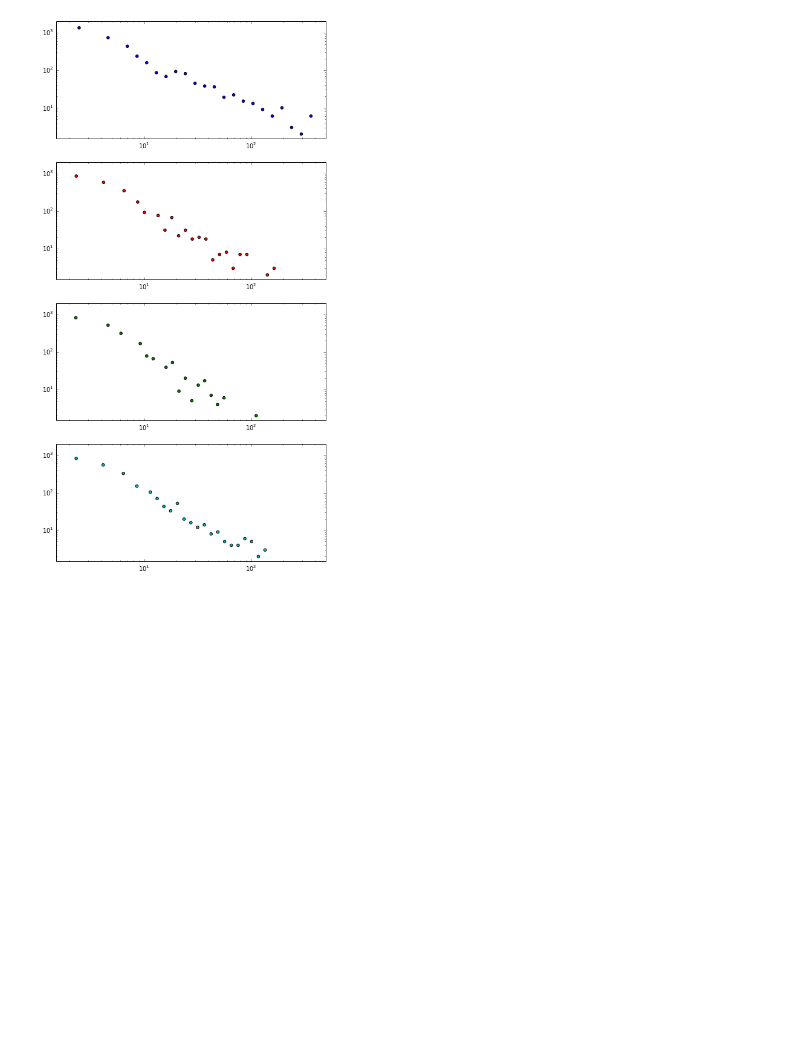
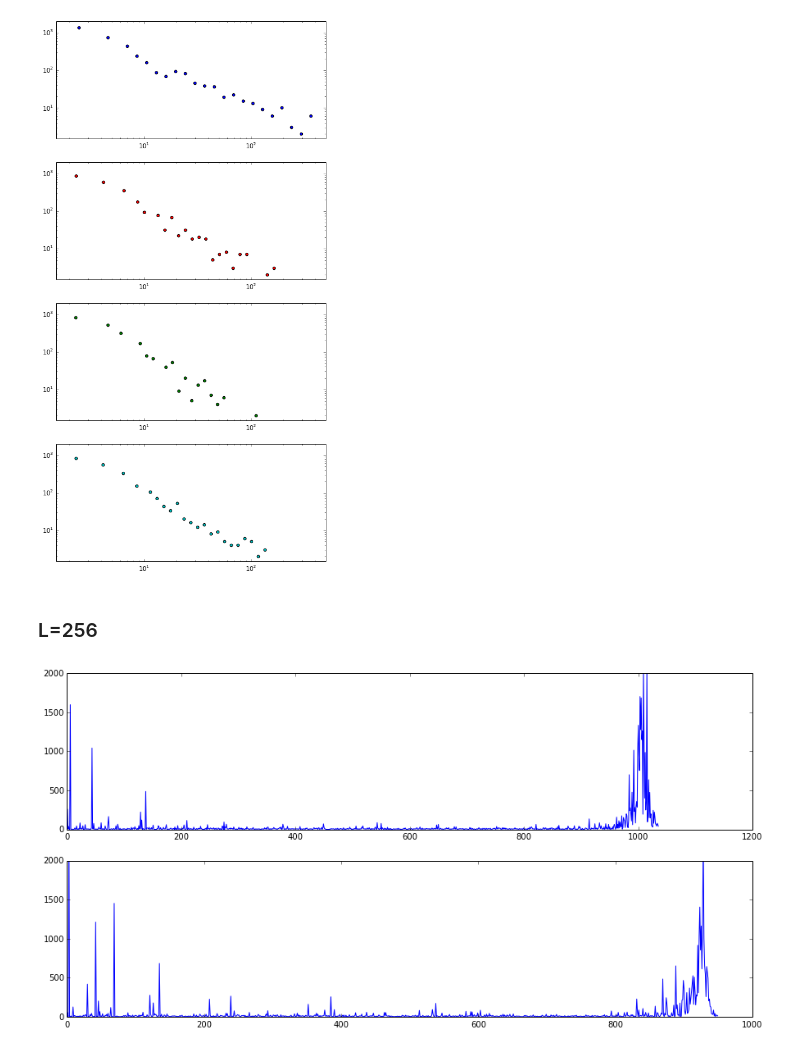
Before and after one commit to forrestsheldon/memNets, a Jupyter notebook: Memristor_Fuse_Data.ipynb, the cells around one changed output. Drawn from its saved outputs; the diff is of its cells as text; code cells hidden in the pictures; blank space fills up the shorter version.

```diff
--- a/Memristor_Fuse_Data.ipynb
+++ b/Memristor_Fuse_Data.ipynb
@@ -82,3 +124,20 @@ for a in ax:
  a.set_ylim(1.5, 2000)
 # %% [output]
 [figure]
+# %% [markdown]
+### L=256
+# %%
+L256_p5_ON10 = np.load('memristor_fuse_data/FuseNetwork_L256_p5_ON10run1.npz')
+avalanches_p5_ON10 = np.array([np.sum(i) for i in L256_p5_ON10['avalanches']])
+L256_p5_ON100 = np.load('memristor_fuse_data/FuseNetwork_L256_p5_ON100run1.npz')
+avalanches_p5_ON100 = np.array([np.sum(i) for i in L256_p5_ON100['avalanches']])
+# %%
+fig, ax = plt.subplots(2, 1, figsize=(15, 7.5))
+ax[0].plot(avalanches_p5_ON10)
+ax[1].plot(avalanches_p5_ON100)
+
+
+for a in ax:
+    a.set_ylim(0, 2000)
+# %% [output]
+[figure, added]
```
Also changed, not shown: parts of 5 cells of this notebook, 1 other file.
